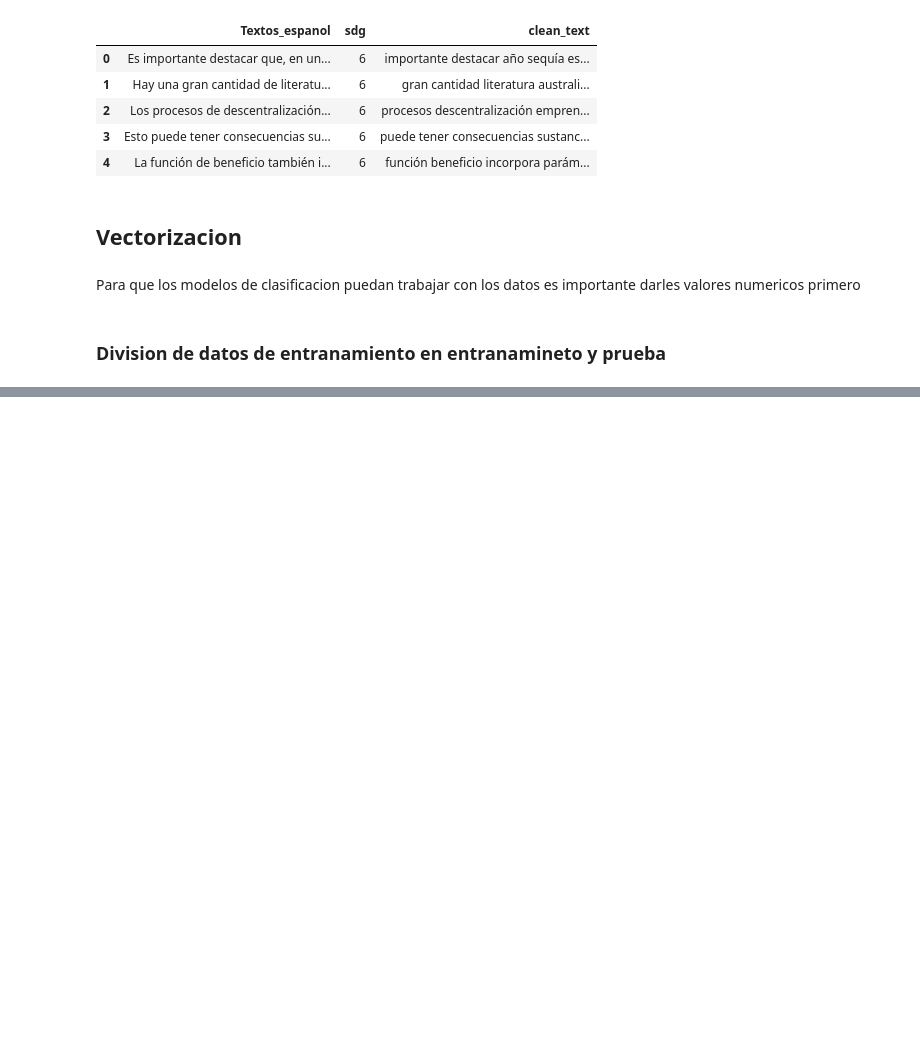
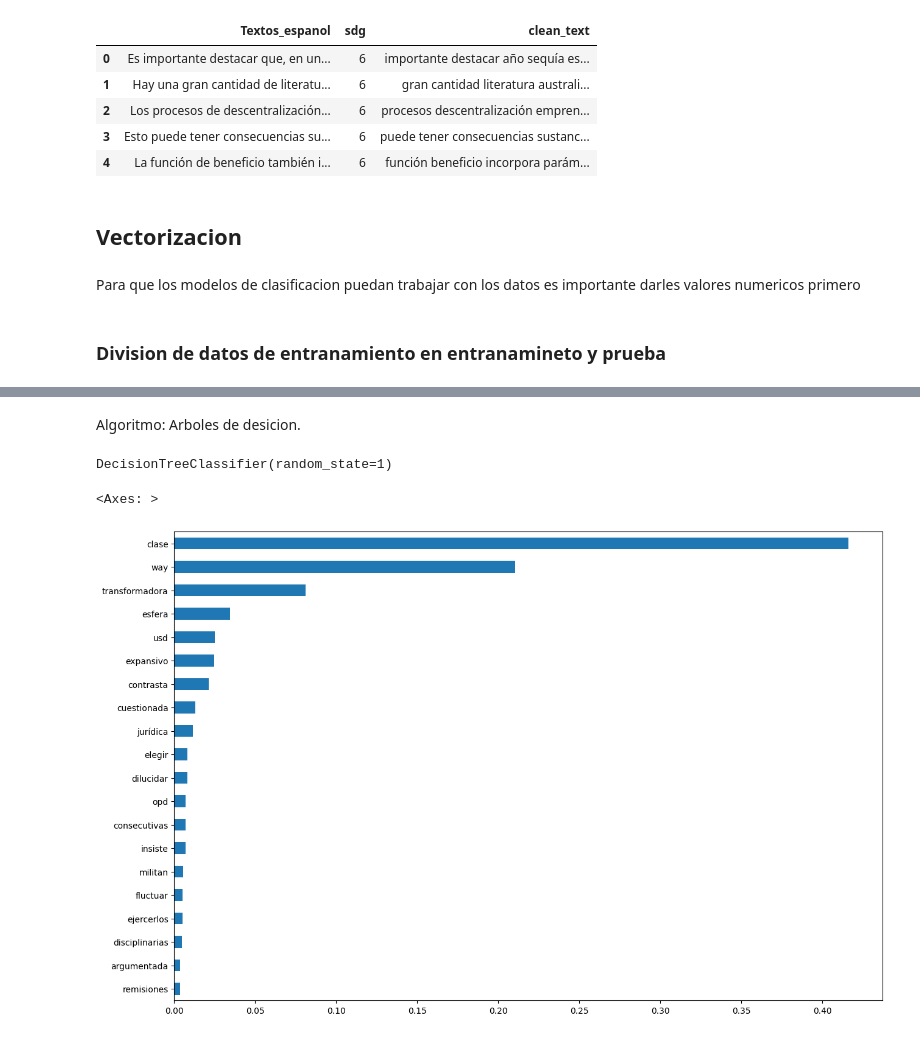
Before and after one commit to SebastianPinzonS/ProyectoBI, a Jupyter notebook: Proyecto1.ipynb, the cells around one changed output, grey strips where cells are left out. Saved outputs shown, nothing was run; the diff lists cells and outputs as text; code cells hidden in the pictures; blank space fills up the shorter version.

Commit message:
arbol de decision

```diff
--- a/Proyecto1.ipynb
+++ b/Proyecto1.ipynb
@@ -247,0 +248,17 @@ AUC: 0.1505280289773492
+# %% [markdown]
+Algoritmo: Arboles de desicion.
+# %%
+tfidf_model = DecisionTreeClassifier(random_state = 1)
+# %%
+tfidf = TfidfVectorizer(tokenizer=word_tokenize, stop_words=stop_words, lowercase=True)
+# %%
+X_tfidf = tfidf.fit_transform(X_train)
+# %%
+tfidf_model.fit(X_tfidf, y_train)
+# %% [output]
+DecisionTreeClassifier(random_state=1)
+# %%
+pd.Series(tfidf_model.feature_importances_, index=tfidf.vocabulary_).sort_values().tail(20).plot.barh(figsize=(15, 10))
+# %% [output]
+<Axes: >
+[figure, added]
```
Also changed, not shown: parts of 12 cells of this notebook.
